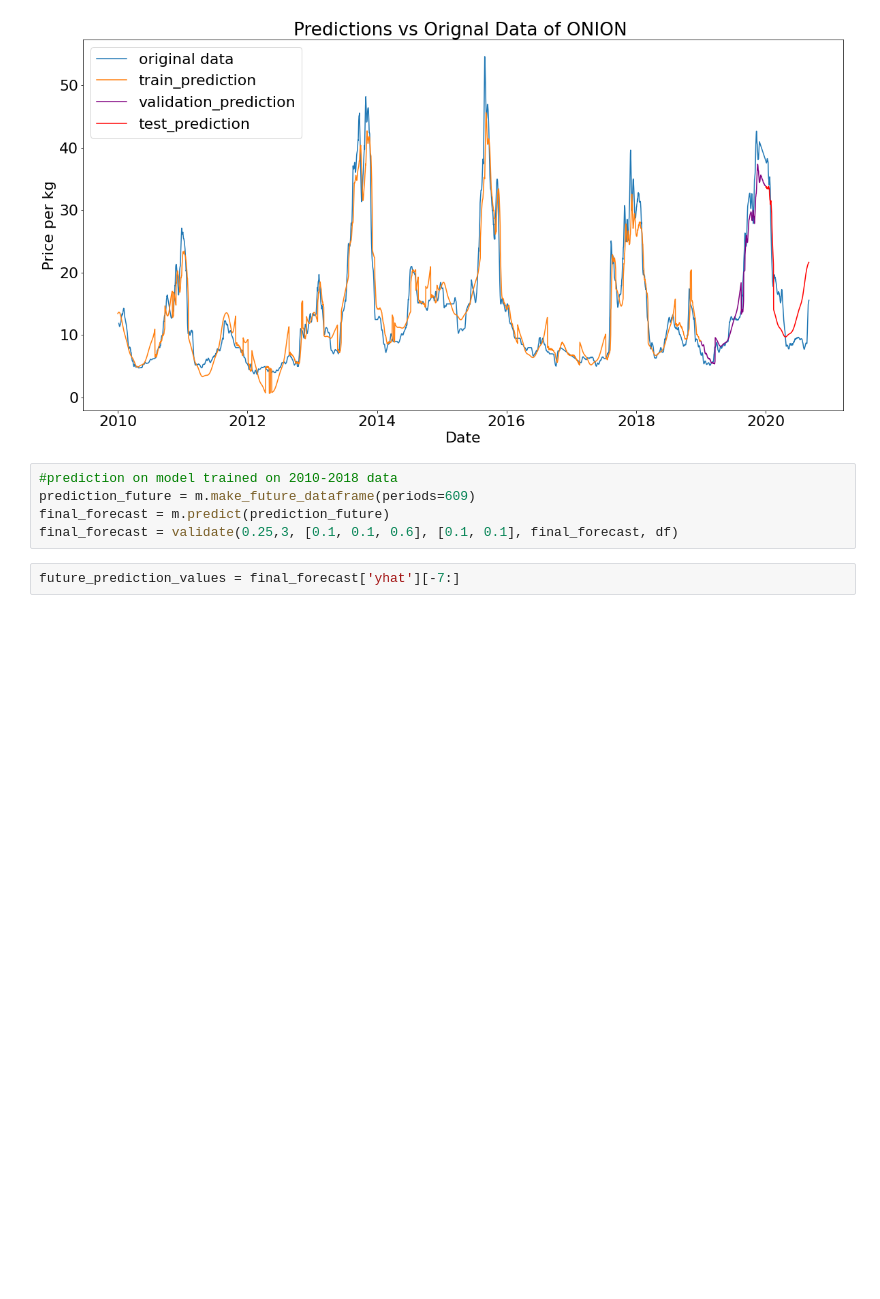
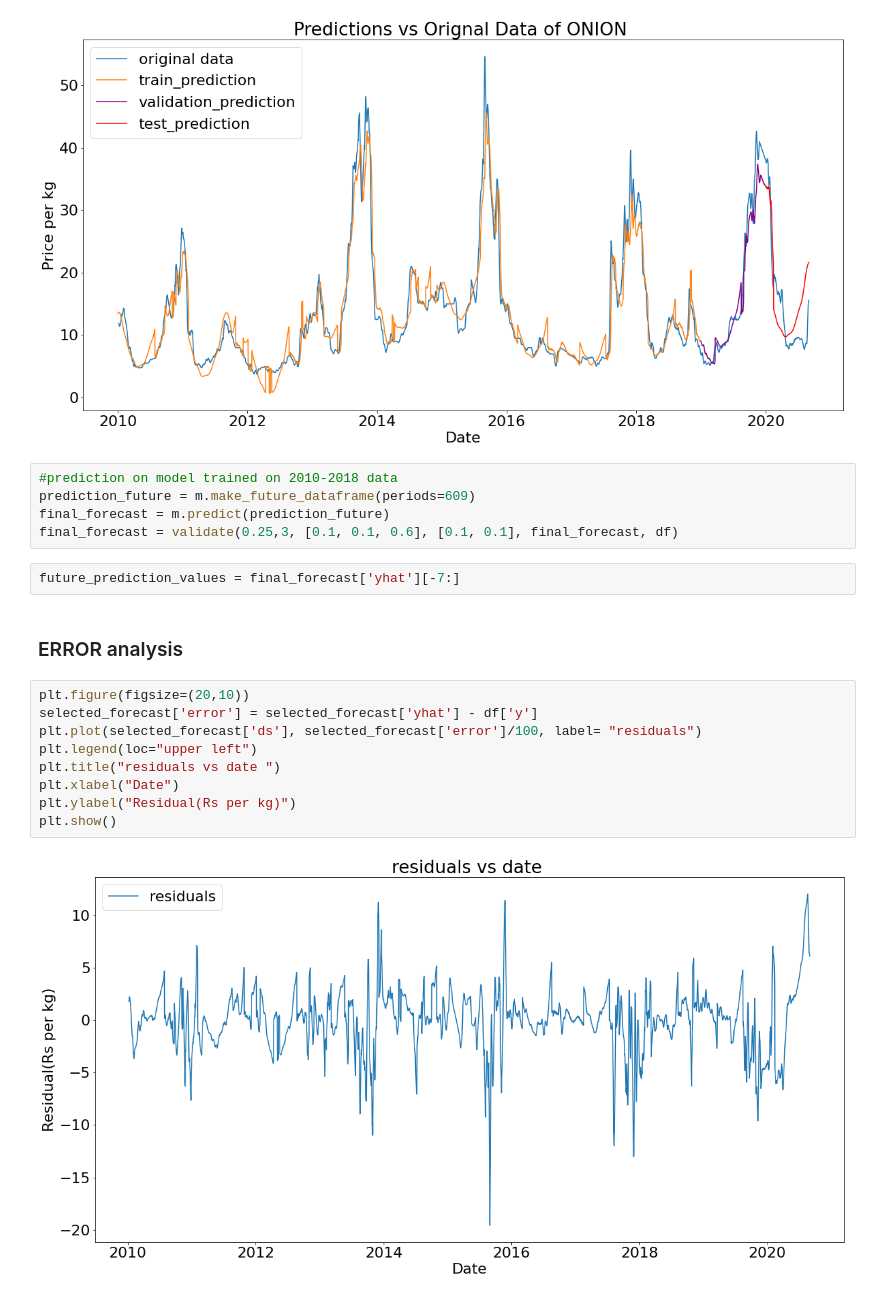
Before and after one commit to siramk/DS250_PROJECT_VEGETABLE_PRICE_ANALYSIS, a Jupyter notebook: final prophet-ONION.ipynb, the cells around one changed output. Drawn from its saved outputs; the diff is of its cells as text; blank space fills up the shorter version.

Commit message:
added residual analysis

```diff
--- a/final prophet-ONION.ipynb
+++ b/final prophet-ONION.ipynb
@@ -137,3 +138,16 @@ final_forecast = m.predict(prediction_future)
 final_forecast = validate(0.25,3, [0.1, 0.1, 0.6], [0.1, 0.1], final_forecast, df)
 # %%
 future_prediction_values = final_forecast['yhat'][-7:]
+# %% [markdown]
+### ERROR analysis
+# %%
+plt.figure(figsize=(20,10))
+selected_forecast['error'] = selected_forecast['yhat'] - df['y']
+plt.plot(selected_forecast['ds'], selected_forecast['error']/100, label= "residuals")
+plt.legend(loc="upper left")
+plt.title("residuals vs date ")
+plt.xlabel("Date")
+plt.ylabel("Residual(Rs per kg)")
+plt.show()
+# %% [output]
+[figure, added]
```
Also changed, not shown: parts of 4 cells of this notebook, 1 other file.
